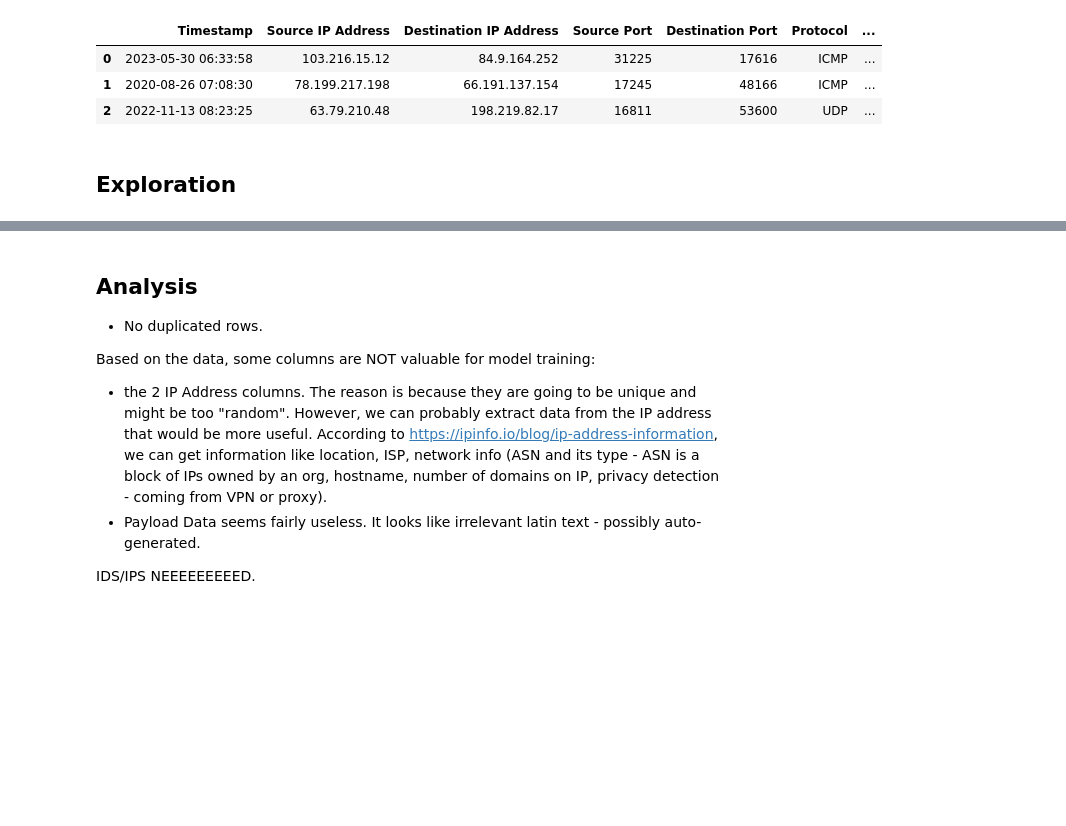
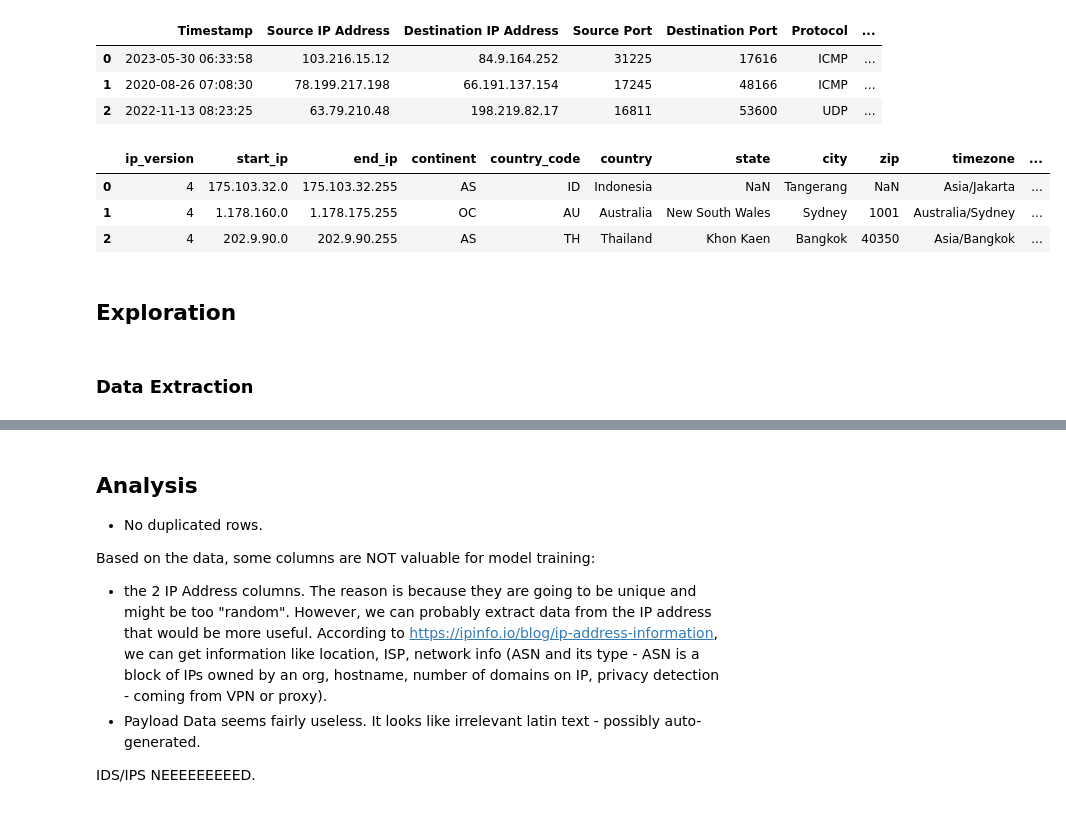
Before and after one commit to dominicbraam/cyberattack-model, a Jupyter notebook: notebooks/Data Exploration.ipynb, the cells around one changed output, grey strips where cells are left out. Cells and saved outputs as stored; diff of their text form; code cells hidden in the pictures; blank space fills up the shorter version.

Commit message:
did some data extraction

```diff
--- a/notebooks/Data Exploration.ipynb
+++ b/notebooks/Data Exploration.ipynb
@@ -19,3 +20,21 @@ df_base.head(3)
 | 0 | 2023-05-30 06:33:58 | 103.216.15.12 | 84.9.164.252 | 31225 | 17616 | ICMP | ... |
 | 1 | 2020-08-26 07:08:30 | 78.199.217.198 | 66.191.137.154 | 17245 | 48166 | ICMP | ... |
 | 2 | 2022-11-13 08:23:25 | 63.79.210.48 | 198.219.82.17 | 16811 | 53600 | UDP | ... |
+# %%
+# data from https://ipapi.is/geolocation.html
+# last updated March 10, 2025
+
+df_geolocation = pd.read_csv("../data/geolocationDatabaseIPv4.csv")
+
+def rm_leading_zero_octet(ip_address):
+    return ".".join(str(int(octet)) for octet in ip_address.split("."))
+
+for col in ["start_ip", "end_ip"]:
+    df_geolocation[col] = df_geolocation[col].apply(lambda x: rm_leading_zero_octet(x))
+
+df_geolocation.head(3)
+# %% [output]
+|  | ip_version | start_ip | end_ip | continent | country_code | country | state | city | zip | timezone | ... |
+| 0 | 4 | 175.103.32.0 | 175.103.32.255 | AS | ID | Indonesia | NaN | Tangerang | NaN | Asia/Jakarta | ... |
+| 1 | 4 | 1.178.160.0 | 1.178.175.255 | OC | AU | Australia | New South Wales | Sydney | 1001 | Australia/Sydney | ... |
+| 2 | 4 | 202.9.90.0 | 202.9.90.255 | AS | TH | Thailand | Khon Kaen | Bangkok | 40350 | Asia/Bangkok | ... |
@@ -22,2 +49,4 @@ df_base.head(3)
 # %% [markdown]
 ## Exploration
+# %% [markdown]
+### Data Extraction
```
Also changed, not shown: parts of 27 cells of this notebook, 2 other files.
